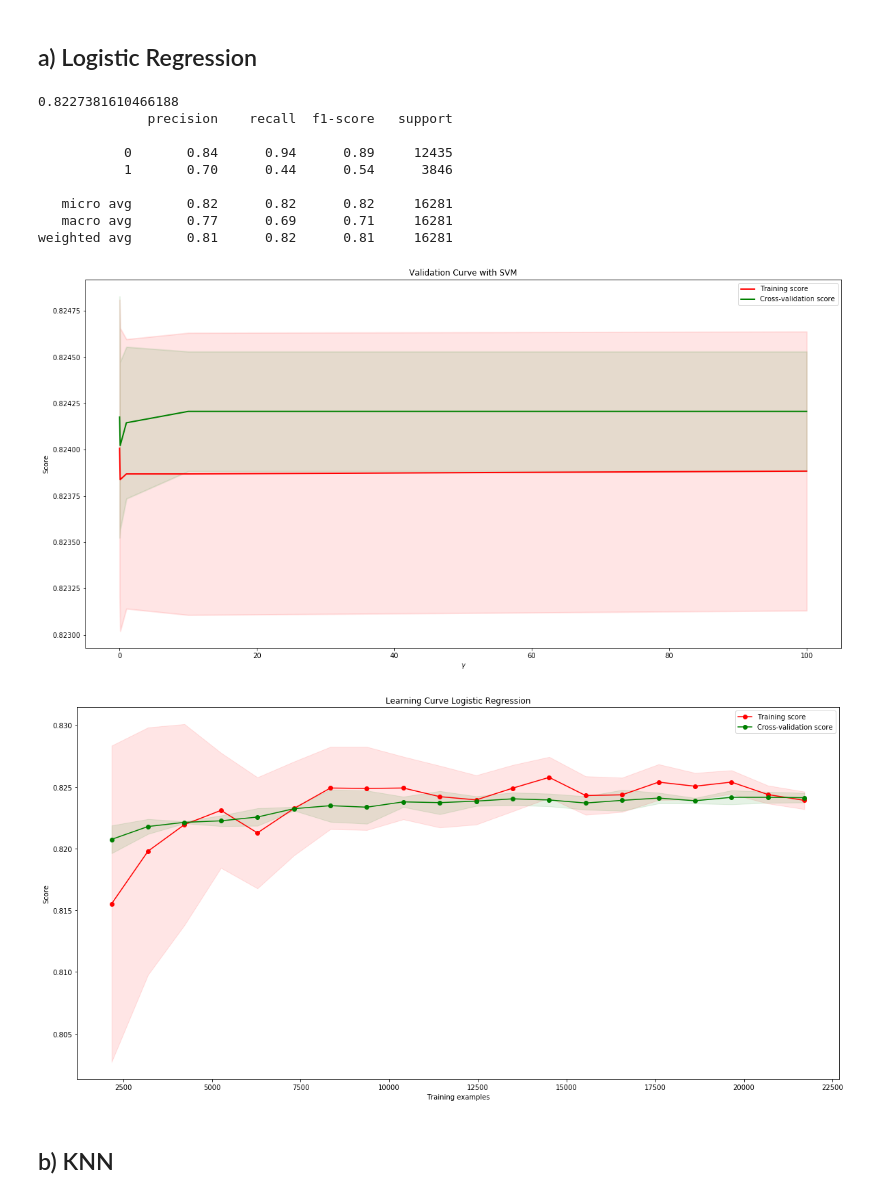
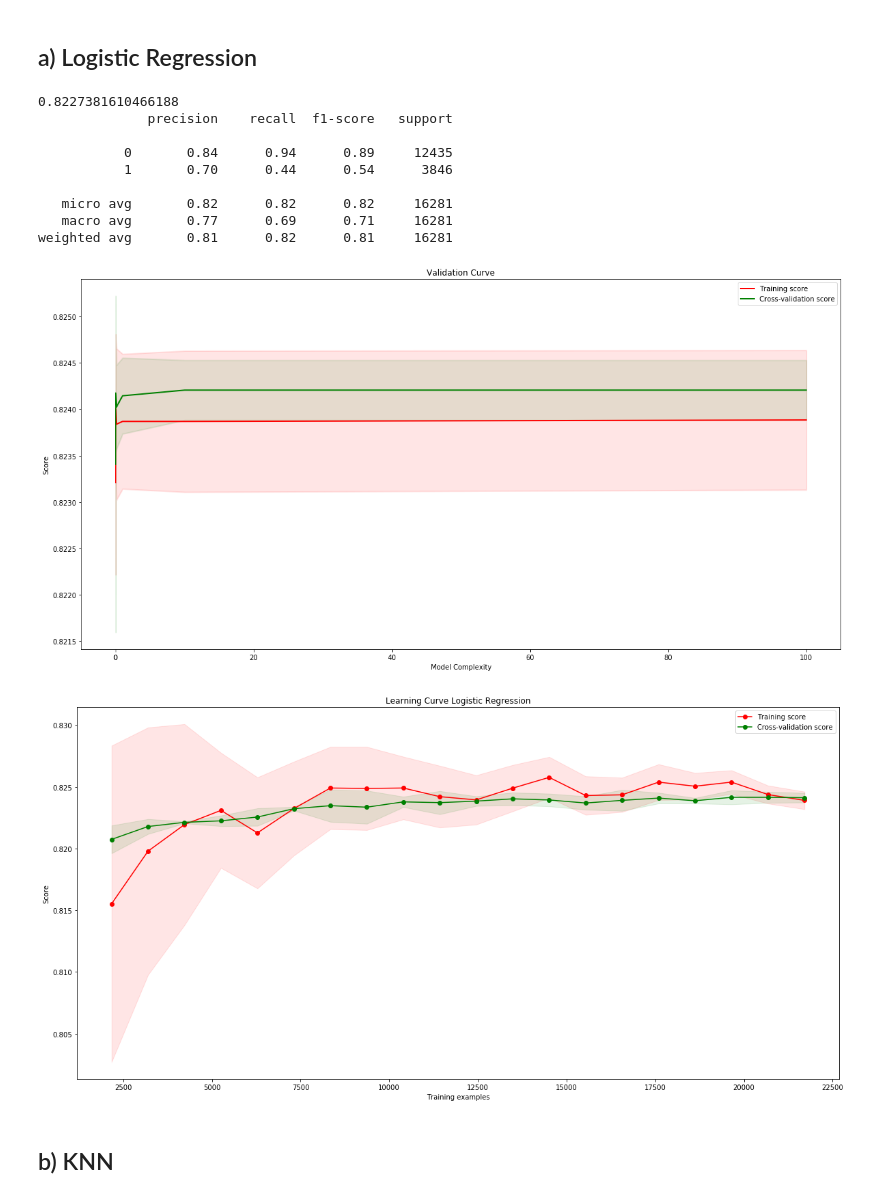
Before and after one commit to haiphucnguyen/MachineLearning, a Jupyter notebook: notes/Project 1.ipynb, the cells around one changed output. Drawn from its saved outputs; the diff is of its cells as text; code cells hidden in the pictures.

```diff
--- a/notes/Project 1.ipynb
+++ b/notes/Project 1.ipynb
@@ -234,10 +245,10 @@ def plotValidationCurve(param_range, train_scores, test_scores):
     test_scores_std = np.std(test_scores, axis=1)
 
     f,ax = plt.subplots(figsize=(20,10))
-    plt.title("Validation Curve with SVM")
-    plt.xlabel(r"$\gamma$")
+    plt.title("Validation Curve")
+    plt.xlabel("Model Complexity")
     plt.ylabel("Score")
-    plt.ylim(0.1)
+
     lw = 2
     plt.plot(param_range, train_scores_mean, label="Training score",
              color="r", lw=lw)
@@ -256,33 +267,33 @@ def plotValidationCurve(param_range, train_scores, test_scores):
 # %%
 from sklearn.linear_model import LogisticRegression
 from sklearn.metrics import classification_report
 from sklearn.metrics import accuracy_score
 
 lg_classifier = LogisticRegression()
 lg_classifier.fit(X_train, Y_train)
 Y_lg_pred = lg_classifier.predict(X_test)
 Y_lg_pred_proba = lg_classifier.predict_proba(X_test)
 print(accuracy_score(Y_test, Y_lg_pred))
 print(classification_report(Y_test, Y_lg_pred))
 
-param_range = [0.01,0.1,1,10,100]
+param_range = [0.001, 0.01,0.1,1,10,100]
 train_scores, test_scores = callValidationCurve(LogisticRegression(), X_train, Y_train, param_name='C',
                                                param_range=param_range)
 plotValidationCurve(param_range, train_scores, test_scores)
 
 train_sizes, train_scores, test_scores = callLearningCurve(LogisticRegression(), X_train, Y_train)
 plotLearningCurve('Learning Curve Logistic Regression', train_sizes, train_scores, test_scores)
 # %% [output]
 0.8227381610466188
               precision    recall  f1-score   support
 
            0       0.84      0.94      0.89     12435
            1       0.70      0.44      0.54      3846
 
    micro avg       0.82      0.82      0.82     16281
    macro avg       0.77      0.69      0.71     16281
 weighted avg       0.81      0.82      0.81     16281
-[figure, old version]
+[figure, new version]
 [figure]
 # %% [markdown]
 ## b)  KNN
```
Also changed, not shown: parts of 4 cells of this notebook.
